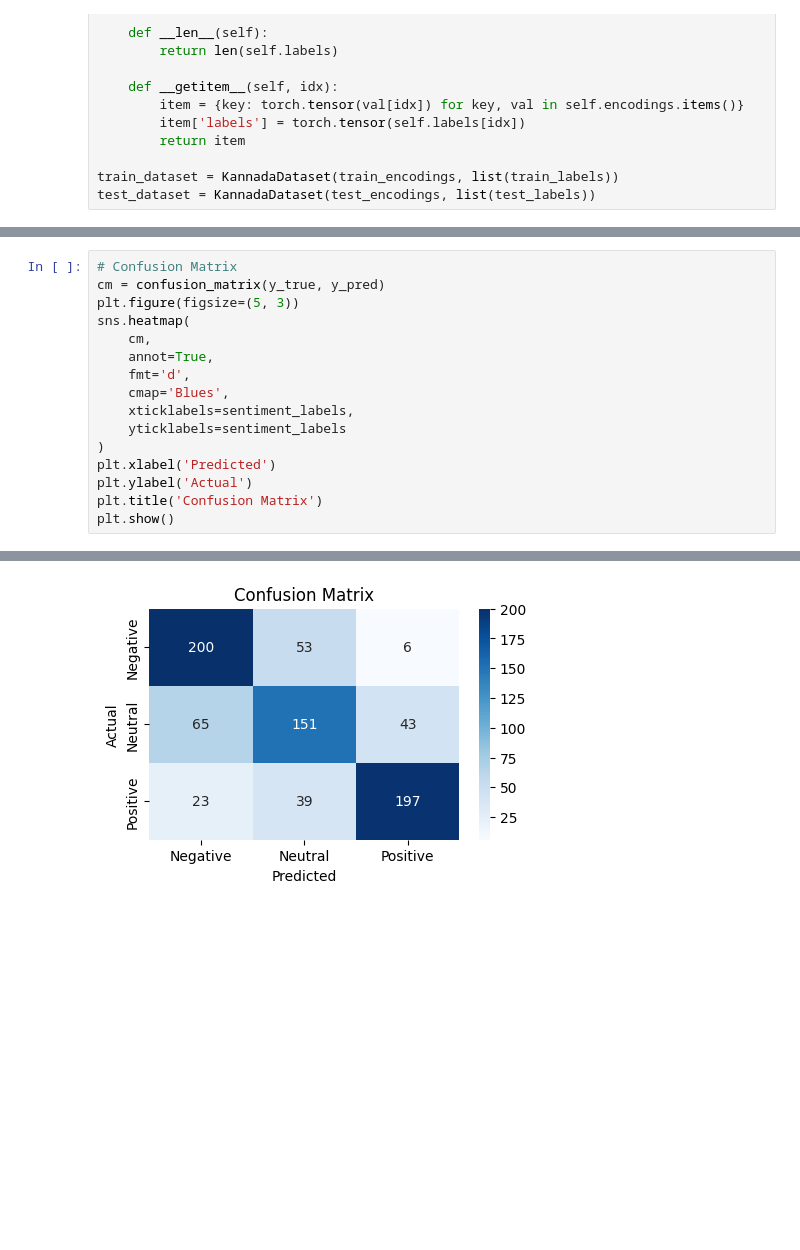
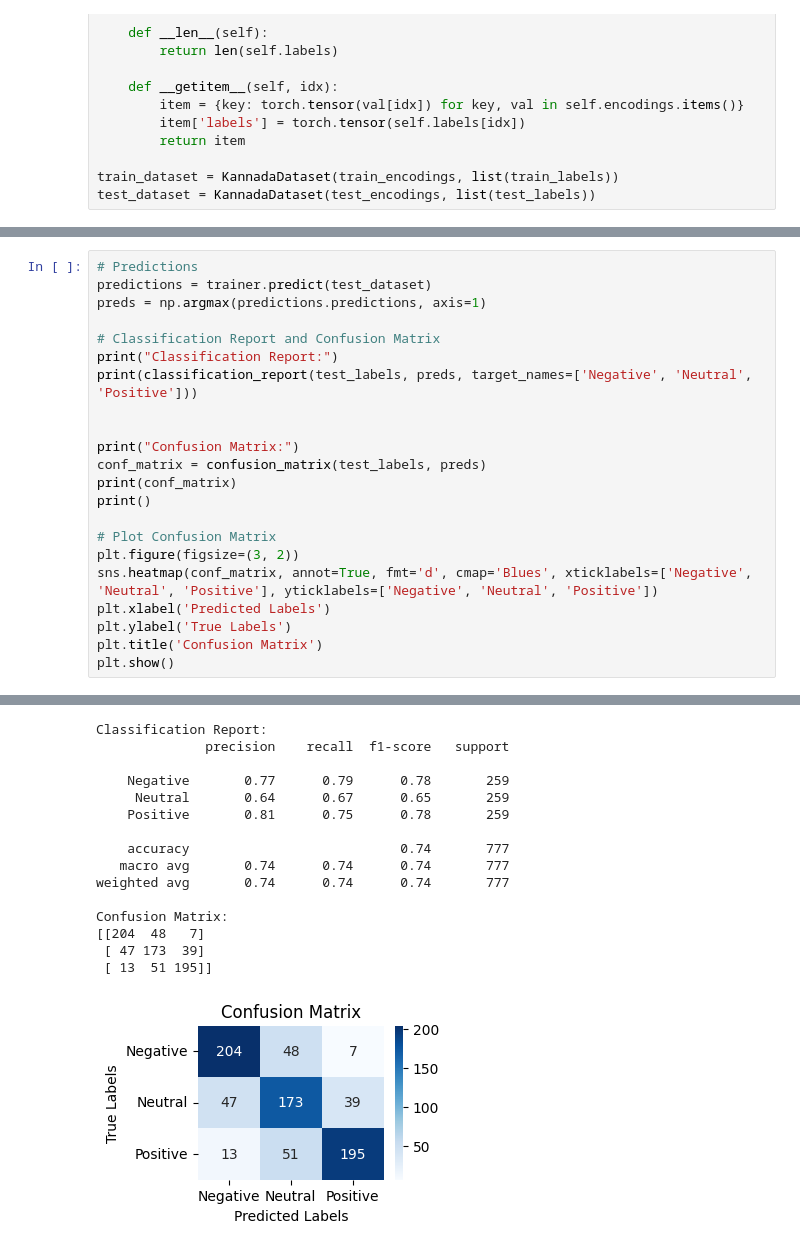
Before and after one commit to sahar-mariam/kannada-sentiment-analysis, a Jupyter notebook: MuRIL_model.ipynb, the cells around one changed output, grey strips where cells are left out. Drawn from its saved outputs; the diff is of its cells as text; blank space fills up the shorter version.

```diff
--- a/MuRIL_model.ipynb
+++ b/MuRIL_model.ipynb
@@ -136,17 +119,23 @@ weighted avg       0.71      0.71      0.70       777
 # %%
-# Confusion Matrix
-cm = confusion_matrix(y_true, y_pred)
-plt.figure(figsize=(5, 3))
-sns.heatmap(
-    cm,
-    annot=True,
-    fmt='d',
-    cmap='Blues',
-    xticklabels=sentiment_labels,
-    yticklabels=sentiment_labels
-)
-plt.xlabel('Predicted')
-plt.ylabel('Actual')
+# Predictions
+predictions = trainer.predict(test_dataset)
+preds = np.argmax(predictions.predictions, axis=1)
+
+# Classification Report and Confusion Matrix
+print("Classification Report:")
+print(classification_report(test_labels, preds, target_names=['Negative', 'Neutral', 'Positive']))
+
+
+print("Confusion Matrix:")
+conf_matrix = confusion_matrix(test_labels, preds)
+print(conf_matrix)
+print()
+
+# Plot Confusion Matrix
+plt.figure(figsize=(3, 2))
+sns.heatmap(conf_matrix, annot=True, fmt='d', cmap='Blues', xticklabels=['Negative', 'Neutral', 'Positive'], yticklabels=['Negative', 'Neutral', 'Positive'])
+plt.xlabel('Predicted Labels')
+plt.ylabel('True Labels')
 plt.title('Confusion Matrix')
 plt.show()
 # %% [output]
@@ -153 +143,16 @@ plt.show()
+Classification Report:
+              precision    recall  f1-score   support
+
+    Negative       0.77      0.79      0.78       259
+     Neutral       0.64      0.67      0.65       259
+    Positive       0.81      0.75      0.78       259
+
+    accuracy                           0.74       777
+   macro avg       0.74      0.74      0.74       777
+weighted avg       0.74      0.74      0.74       777
+
+Confusion Matrix:
+[[204  48   7]
+ [ 47 173  39]
+ [ 13  51 195]]
-[figure, old version]
+[figure, new version]
```
Also changed, not shown: parts of 7 cells of this notebook.
